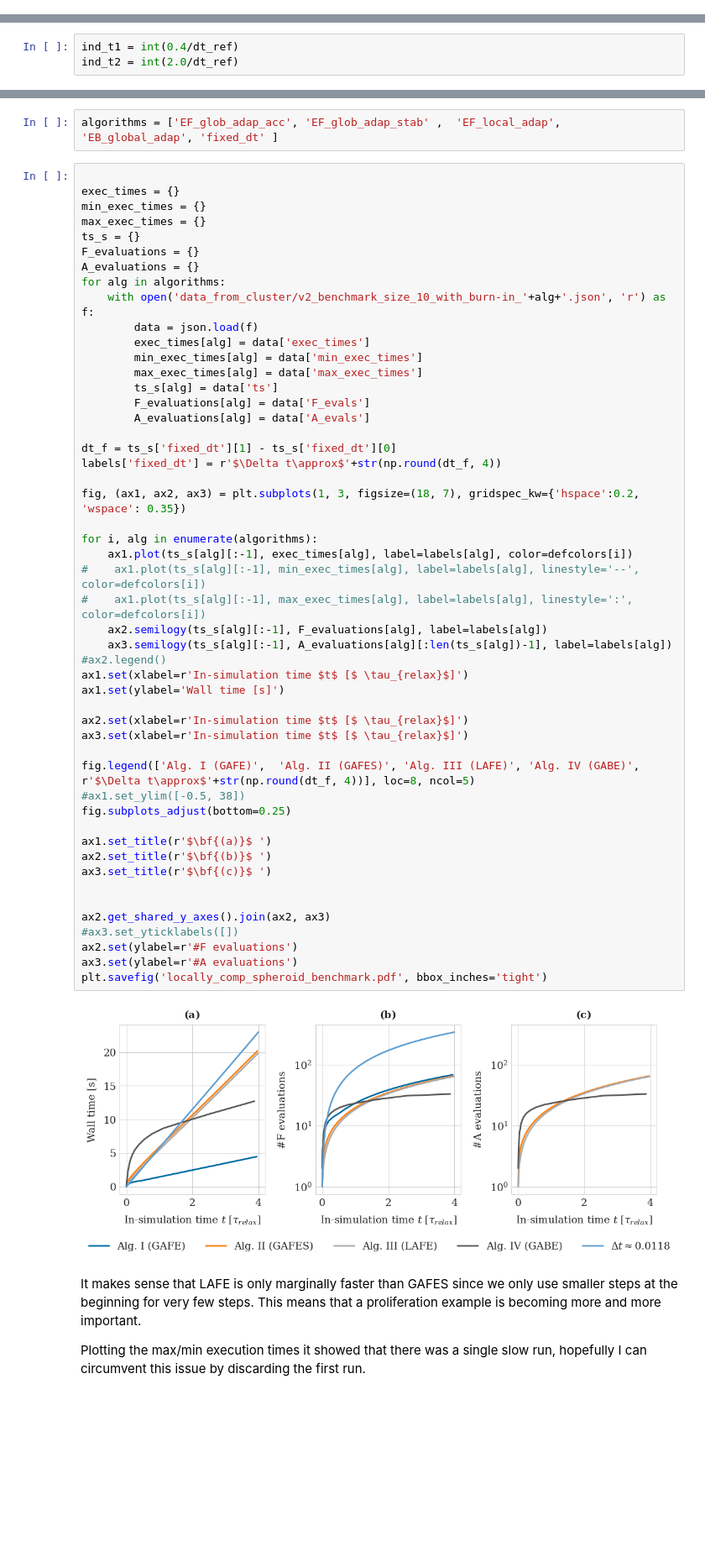
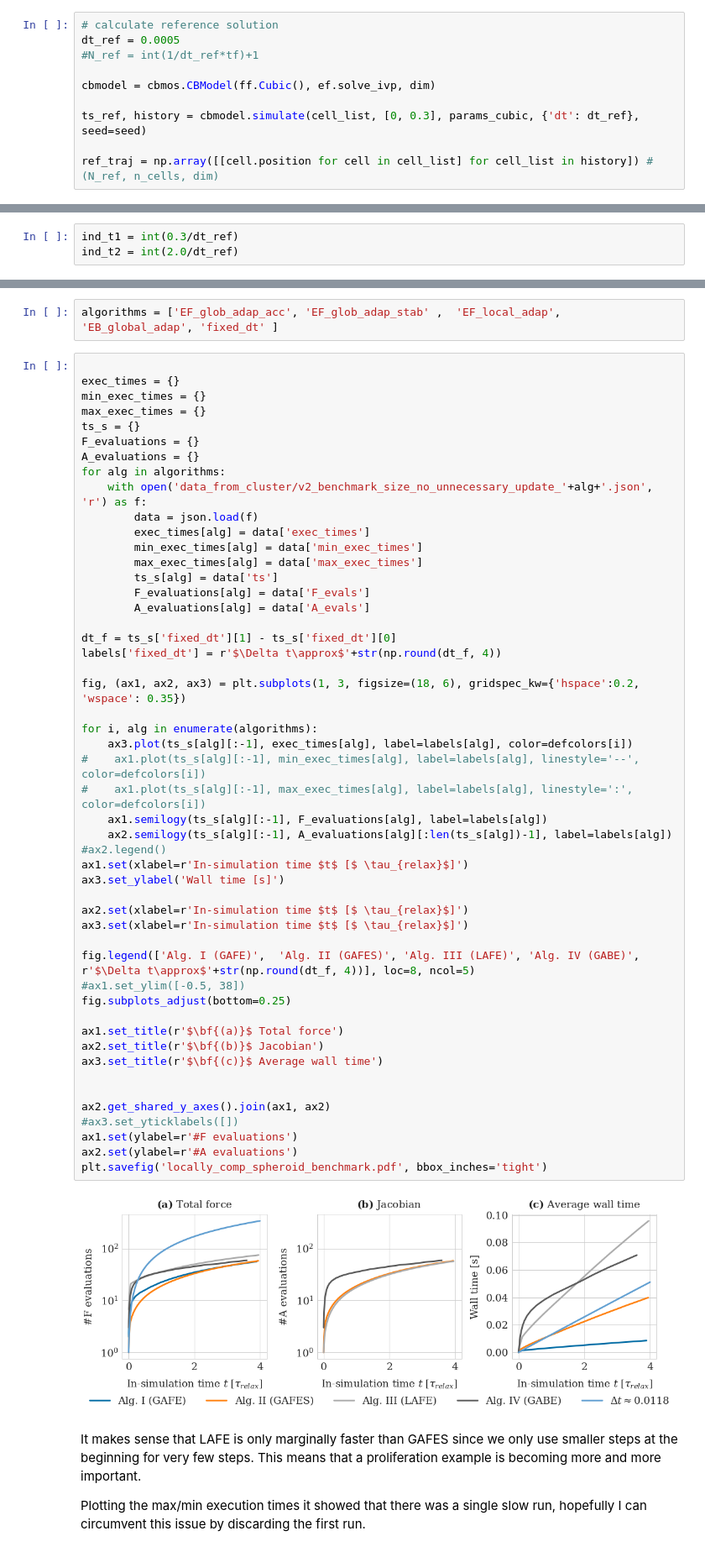
Before and after one commit to somathias/cbmos, a Jupyter notebook: experiments/exp-draft_single_proliferation_event_within_spheroid.ipynb, the cells around one changed output, grey strips where cells are left out. Shown at 84% size. Cells and saved outputs as stored; diff of their text form; blank space fills up the shorter version.

```diff
--- a/experiments/exp-draft_single_proliferation_event_within_spheroid.ipynb
+++ b/experiments/exp-draft_single_proliferation_event_within_spheroid.ipynb
@@ -137,6 +137,16 @@ Note that the exact amount of overshoot for the globally adaptive EF scheme vari
 ## Studying LAFE
 
 We now consider the max two level version with m
+# %%
+# calculate reference solution
+dt_ref = 0.0005
+#N_ref = int(1/dt_ref*tf)+1
+
+cbmodel = cbmos.CBModel(ff.Cubic(), ef.solve_ivp, dim)
+
+ts_ref, history = cbmodel.simulate(cell_list, [0, 0.3], params_cubic, {'dt': dt_ref}, seed=seed)
+
+ref_traj = np.array([[cell.position for cell in cell_list] for cell_list in history]) # (N_ref, n_cells, dim)
 # %%
 alg = 'EF_local_adap'
 params[alg]['write_to_file'] = True
@@ -285,7 +310,7 @@ ts_ref, history = cbmodel.simulate(cell_list, [0, tf], params_cubic, {'dt': dt_r
 
 ref_traj = np.array([[cell.position for cell in cell_list] for cell_list in history]) # (N_ref, n_cells, dim)
 # %%
-ind_t1 = int(0.4/dt_ref)
+ind_t1 = int(0.3/dt_ref)
 ind_t2 = int(2.0/dt_ref)
 # %%
 algorithms = ['EF_glob_adap_acc', 'EF_glob_adap_stab' ,  'EF_local_adap', 'EB_global_adap' ]
@@ -467,49 +493,49 @@ ts_s = {}
 F_evaluations = {}
 A_evaluations = {}
 for alg in algorithms:
-    with open('data_from_cluster/v2_benchmark_size_10_with_burn-in_'+alg+'.json', 'r') as f:
+    with open('data_from_cluster/v2_benchmark_size_no_unnecessary_update_'+alg+'.json', 'r') as f:
         data = json.load(f)
         exec_times[alg] = data['exec_times']
         min_exec_times[alg] = data['min_exec_times']
         max_exec_times[alg] = data['max_exec_times']
         ts_s[alg] = data['ts']
         F_evaluations[alg] = data['F_evals']
         A_evaluations[alg] = data['A_evals']
 
 dt_f = ts_s['fixed_dt'][1] - ts_s['fixed_dt'][0]
 labels['fixed_dt'] = r'$\Delta t\approx$'+str(np.round(dt_f, 4))
 
-fig, (ax1, ax2, ax3) = plt.subplots(1, 3, figsize=(18, 7), gridspec_kw={'hspace':0.2, 'wspace': 0.35})
+fig, (ax1, ax2, ax3) = plt.subplots(1, 3, figsize=(18, 6), gridspec_kw={'hspace':0.2, 'wspace': 0.35})
 
 for i, alg in enumerate(algorithms):
-    ax1.plot(ts_s[alg][:-1], exec_times[alg], label=labels[alg], color=defcolors[i])
+    ax3.plot(ts_s[alg][:-1], exec_times[alg], label=labels[alg], color=defcolors[i])
 #    ax1.plot(ts_s[alg][:-1], min_exec_times[alg], label=labels[alg], linestyle='--', color=defcolors[i])
 #    ax1.plot(ts_s[alg][:-1], max_exec_times[alg], label=labels[alg], linestyle=':', color=defcolors[i])
-    ax2.semilogy(ts_s[alg][:-1], F_evaluations[alg], label=labels[alg])
-    ax3.semilogy(ts_s[alg][:-1], A_evaluations[alg][:len(ts_s[alg])-1], label=labels[alg])
+    ax1.semilogy(ts_s[alg][:-1], F_evaluations[alg], label=labels[alg])
+    ax2.semilogy(ts_s[alg][:-1], A_evaluations[alg][:len(ts_s[alg])-1], label=labels[alg])
 #ax2.legend()
 ax1.set(xlabel=r'In-simulation time $t$ [$ \tau_{relax}$]')
-ax1.set(ylabel='Wall time [s]')
+ax3.set_ylabel('Wall time [s]')
 
 ax2.set(xlabel=r'In-simulation time $t$ [$ \tau_{relax}$]')
 ax3.set(xlabel=r'In-simulation time $t$ [$ \tau_{relax}$]')
 
 fig.legend(['Alg. I (GAFE)',  'Alg. II (GAFES)', 'Alg. III (LAFE)', 'Alg. IV (GABE)', r'$\Delta t\approx$'+str(np.round(dt_f, 4))], loc=8, ncol=5)
 #ax1.set_ylim([-0.5, 38])
 fig.subplots_adjust(bottom=0.25)
 
-ax1.set_title(r'$\bf{(a)}$ ')
-ax2.set_title(r'$\bf{(b)}$ ')
-ax3.set_title(r'$\bf{(c)}$ ')
+ax1.set_title(r'$\bf{(a)}$ Total force')
+ax2.set_title(r'$\bf{(b)}$ Jacobian')
+ax3.set_title(r'$\bf{(c)}$ Average wall time')
 
 
-ax2.get_shared_y_axes().join(ax2, ax3)
+ax2.get_shared_y_axes().join(ax1, ax2)
 #ax3.set_yticklabels([])
-ax2.set(ylabel=r'#F evaluations')
-ax3.set(ylabel=r'#A evaluations')
+ax1.set(ylabel=r'#F evaluations')
+ax2.set(ylabel=r'#A evaluations')
 plt.savefig('locally_comp_spheroid_benchmark.pdf', bbox_inches='tight')
 # %% [output]
-[figure, old version]
+[figure, new version]
 # %% [markdown]
 It makes sense that LAFE is only marginally faster than GAFES since we only use smaller steps at the beginning for very few steps. This means that a proliferation example is becoming more and more important.
 
```
Also changed, not shown: parts of 8 cells of this notebook, 18 other files.
